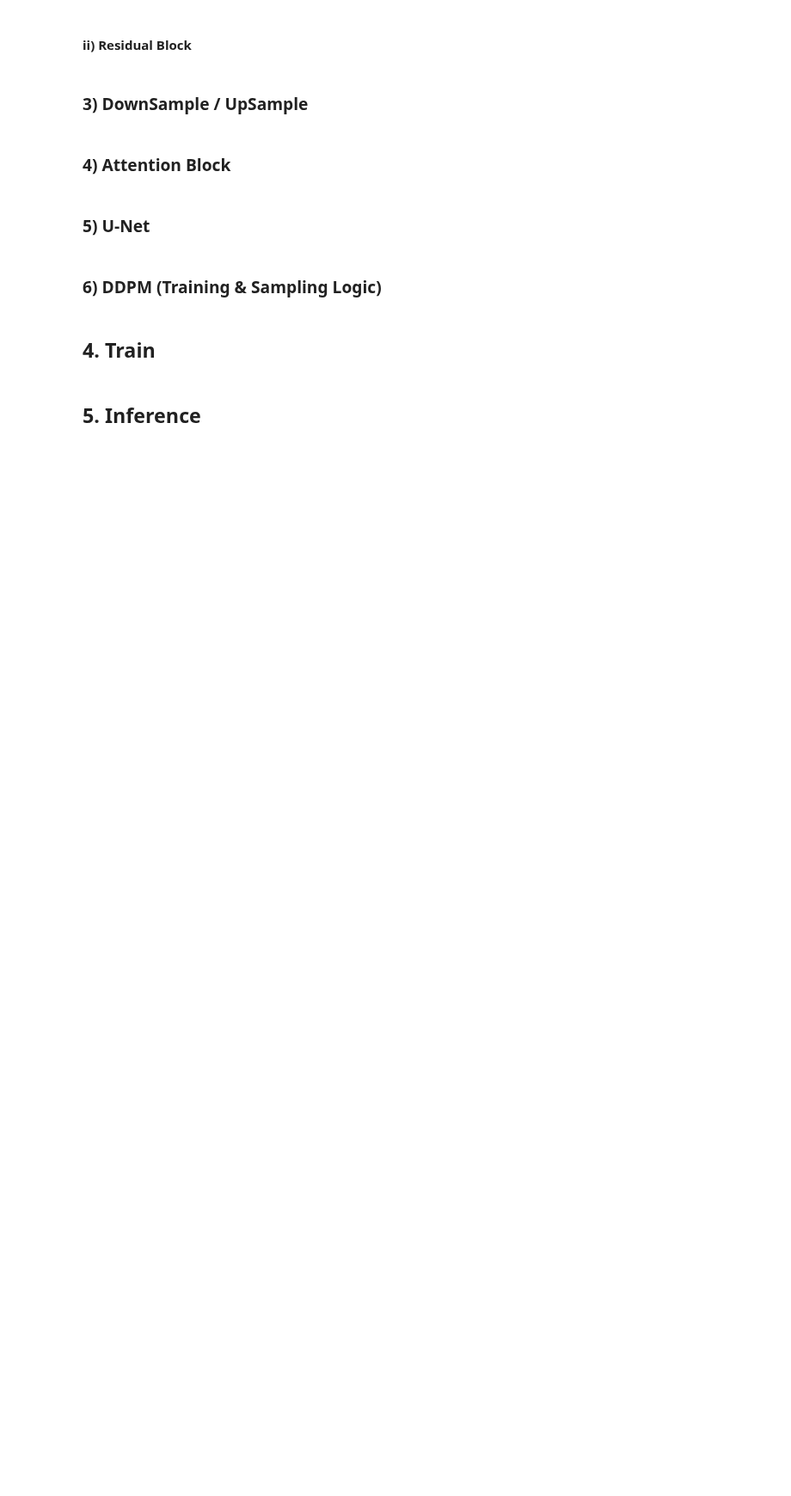
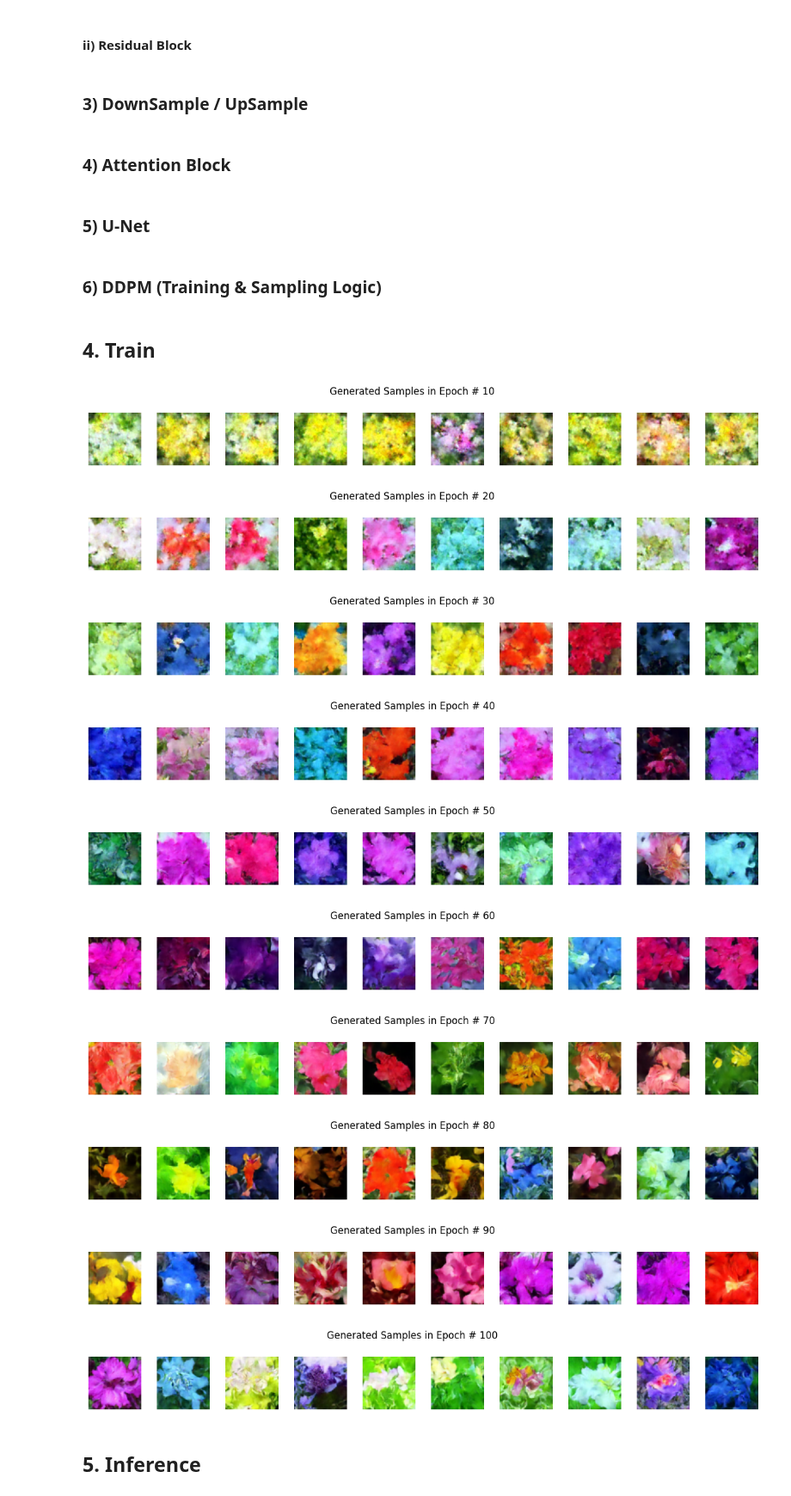
Before and after one commit to FLUOLANET/Oxford_102_Flower_Tiny_DDPM, a Jupyter notebook: Oxford_102_Flower_Tiny_DDPM.ipynb, the cells around one changed output. Shown at 86% size. Saved outputs shown, nothing was run; the diff lists cells and outputs as text; code cells hidden in the pictures; blank space fills up the shorter version.

Commit message:
Implement Inference and Visualization

```diff
--- a/Oxford_102_Flower_Tiny_DDPM.ipynb
+++ b/Oxford_102_Flower_Tiny_DDPM.ipynb
@@ -494,6 +486,7 @@ class DDPM(nn.Module):
     def sample(self, num_of_sample, size=(3, 64, 64), device=device):
         # model input
         x_t = torch.randn(num_of_sample, *size).to(device) # x: (3, 64, 64) random noise
+        denoise_process = [] # to visualize denoising process
 
         # x_1000 -> x_0
         for t in reversed(range(1000)): # t: 1000 -> 999 == t = 999
@@ -535,7 +528,11 @@ class DDPM(nn.Module):
             else:
                 x_t = mean
 
-        return x_t
+            # 9)
+            if ((t + 1) % 100 == 0) or (t == 0): # save 11 steps
+                denoise_process.append(x_t) # denoise_process: (t, Sample#, C, H, W)
+
+        return x_t, denoise_process
 # %% [markdown]
 ## 4. Train
 # %%
@@ -543,7 +540,7 @@ class DDPM(nn.Module):
 LEARNING_RATE = 2e-4
 EPOCH_NUM = 100
 
-# Optimization Setup
+# Optimization Setup(AdamW)
 ddpm = DDPM(U_Net()).to(device) # model instance
 optimizer = torch.optim.AdamW(ddpm.parameters(), lr=LEARNING_RATE, weight_decay=1e-4) # setup optimizer
 
@@ -566,31 +563,42 @@ for epoch in range(EPOCH_NUM):
         loss.backward() # compute gradient
         torch.nn.utils.clip_grad_norm_(ddpm.parameters(), 1.0) # Gradient Clipping!
         optimizer.step() # update parameters
 
         # values for loss curve
         loss_vis.append(loss.item()) # .item(): extract scalar not whole computational graph
 
         # progress bar
         pbar.set_postfix(loss=f"{loss.item():.4f}")
 
     # train time sampling & visualization
     if (epoch + 1) % 10 == 0:
         ddpm.eval() # don't need to save gradient at sampling time
         with torch.no_grad():
-            samples = ddpm.sample(num_of_sample=10)
+            samples, _ = ddpm.sample(num_of_sample=10)
         ddpm.train()
 
         fig, axes = plt.subplots(1, 10, figsize=(15, 3))
         plt.subplots_adjust(wspace=0.3)
 
         for i in range(10):
             img = samples[i] # get x_t
             img = (img * 0.5) + 0.5 # [-1, 1] -> [0, 1]
             img = img.permute(1, 2, 0) # (C, H, W) -> (H, W, C)
             img = img.clamp(0, 1) # be in this range ex) 1.3 -> 1
 
             axes[i].imshow(img.cpu().numpy())
             axes[i].axis("off")
 
         plt.suptitle(f"Generated Samples in Epoch # {epoch+1}", y=0.8)
         plt.show()
+# %% [output]
+[figure, added]
+[figure, added]
+[figure, added]
+[figure, added]
+[figure, added]
+[figure, added]
+[figure, added]
+[figure, added]
+[figure, added]
+[figure, added]
```
Also changed, not shown: parts of 5 cells of this notebook, 16 other files.
